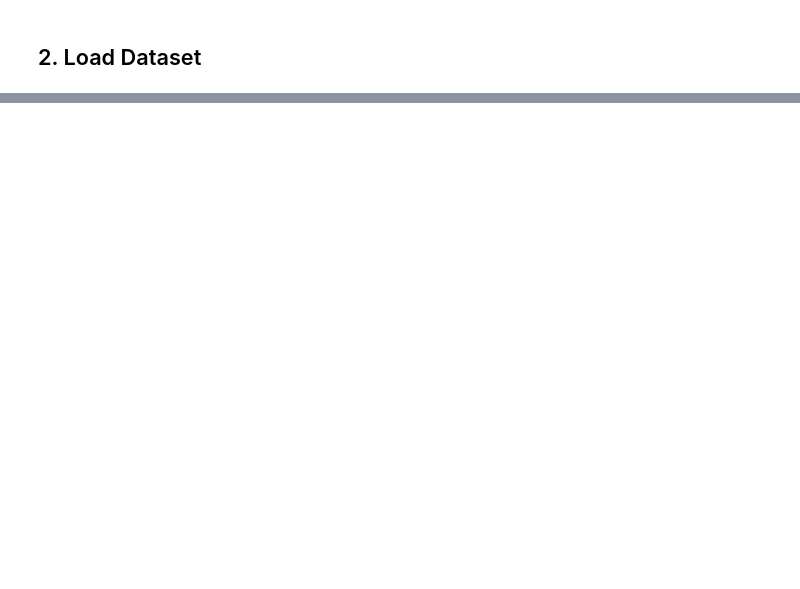
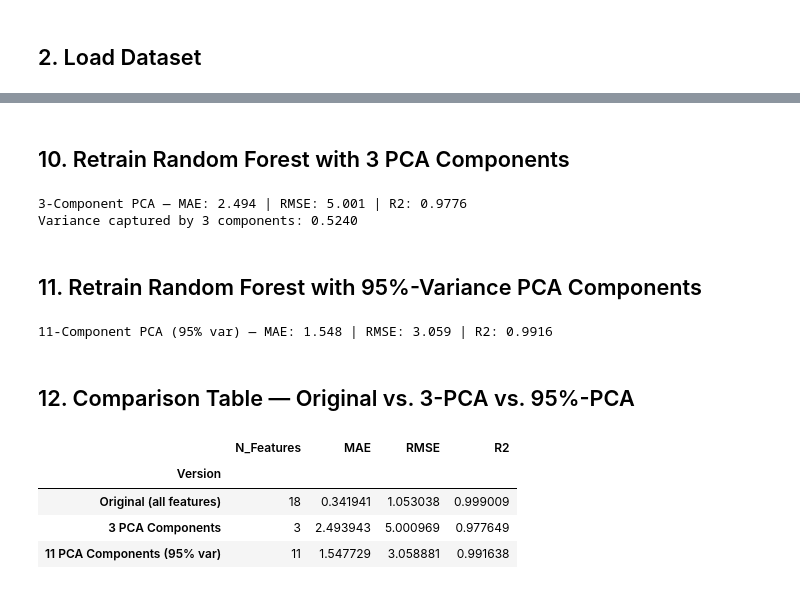
Before and after one commit to KiranAslam/ITSimplera_Institute, a Jupyter notebook: Week_03/notebooks/week3_pca.ipynb, the cells around one changed output, grey strips where cells are left out. Drawn from its saved outputs; the diff is of its cells as text; code cells hidden in the pictures; blank space fills up the shorter version.

```diff
--- a/Week_03/notebooks/week3_pca.ipynb
+++ b/Week_03/notebooks/week3_pca.ipynb
@@ -57,0 +199,54 @@ print(f"Testing shape: {X_test.shape}")
+# %% [markdown]
+## 10. Retrain Random Forest with 3 PCA Components
+# %%
+pca_3 = PCA(n_components=3, random_state=RANDOM_STATE)
+X_train_pca3 = pca_3.fit_transform(X_train_scaled)
+X_test_pca3 = pca_3.transform(X_test_scaled)
+
+rf_pca3 = RandomForestRegressor(n_estimators=200, random_state=RANDOM_STATE, n_jobs=-1)
+rf_pca3.fit(X_train_pca3, y_train)
+
+y_pred_pca3 = rf_pca3.predict(X_test_pca3)
+rmse_pca3 = np.sqrt(mean_squared_error(y_test, y_pred_pca3))
+r2_pca3 = r2_score(y_test, y_pred_pca3)
+mae_pca3 = mean_absolute_error(y_test, y_pred_pca3)
+
+print(f"3-Component PCA — MAE: {mae_pca3:.3f} | RMSE: {rmse_pca3:.3f} | R2: {r2_pca3:.4f}")
+print(f"Variance captured by 3 components: {pca_3.explained_variance_ratio_.sum():.4f}")
+# %% [output]
+3-Component PCA — MAE: 2.494 | RMSE: 5.001 | R2: 0.9776
+Variance captured by 3 components: 0.5240
+# %% [markdown]
+## 11. Retrain Random Forest with 95%-Variance PCA Components
+# %%
+pca_95 = PCA(n_components=n_components_95, random_state=RANDOM_STATE)
+X_train_pca95 = pca_95.fit_transform(X_train_scaled)
+X_test_pca95 = pca_95.transform(X_test_scaled)
+
+rf_pca95 = RandomForestRegressor(n_estimators=200, random_state=RANDOM_STATE, n_jobs=-1)
+rf_pca95.fit(X_train_pca95, y_train)
+
+y_pred_pca95 = rf_pca95.predict(X_test_pca95)
+rmse_pca95 = np.sqrt(mean_squared_error(y_test, y_pred_pca95))
+r2_pca95 = r2_score(y_test, y_pred_pca95)
+mae_pca95 = mean_absolute_error(y_test, y_pred_pca95)
+
+print(f"{n_components_95}-Component PCA (95% var) — MAE: {mae_pca95:.3f} | RMSE: {rmse_pca95:.3f} | R2: {r2_pca95:.4f}")
+# %% [output]
+11-Component PCA (95% var) — MAE: 1.548 | RMSE: 3.059 | R2: 0.9916
+# %% [markdown]
+## 12. Comparison Table — Original vs. 3-PCA vs. 95%-PCA
+# %%
+comparison_df = pd.DataFrame([
+    {"Version": "Original (all features)", "N_Features": n_features, "MAE": mae_original, "RMSE": rmse_original, "R2": r2_original},
+    {"Version": "3 PCA Components", "N_Features": 3, "MAE": mae_pca3, "RMSE": rmse_pca3, "R2": r2_pca3},
+    {"Version": f"{n_components_95} PCA Components (95% var)", "N_Features": n_components_95, "MAE": mae_pca95, "RMSE": rmse_pca95, "R2": r2_pca95},
+]).set_index("Version")
+
+comparison_df
+# %% [output]
+|  | N_Features | MAE | RMSE | R2 |
+| Version |  |  |  |  |
+| Original (all features) | 18 | 0.341941 | 1.053038 | 0.999009 |
+| 3 PCA Components | 3 | 2.493943 | 5.000969 | 0.977649 |
+| 11 PCA Components (95% var) | 11 | 1.547729 | 3.058881 | 0.991638 |
```
Also changed, not shown: parts of 26 cells of this notebook, 2 other files.
